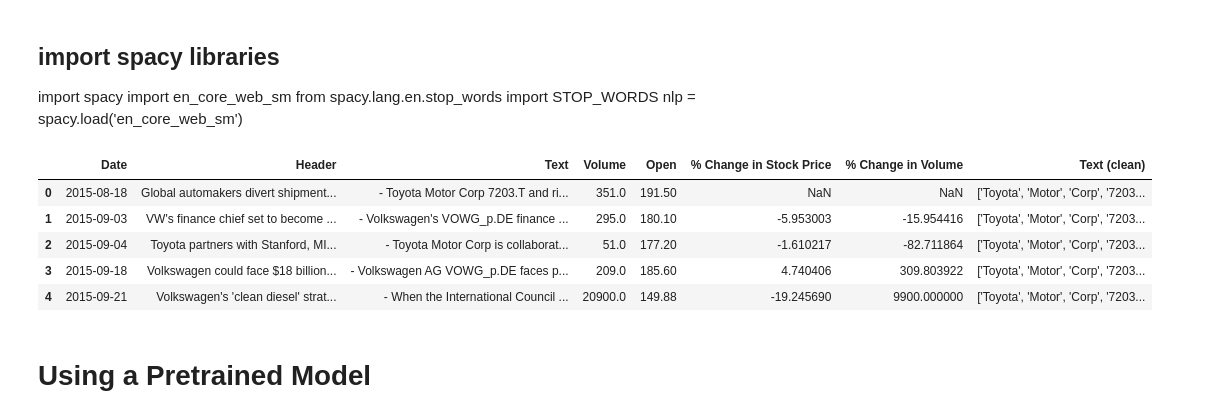
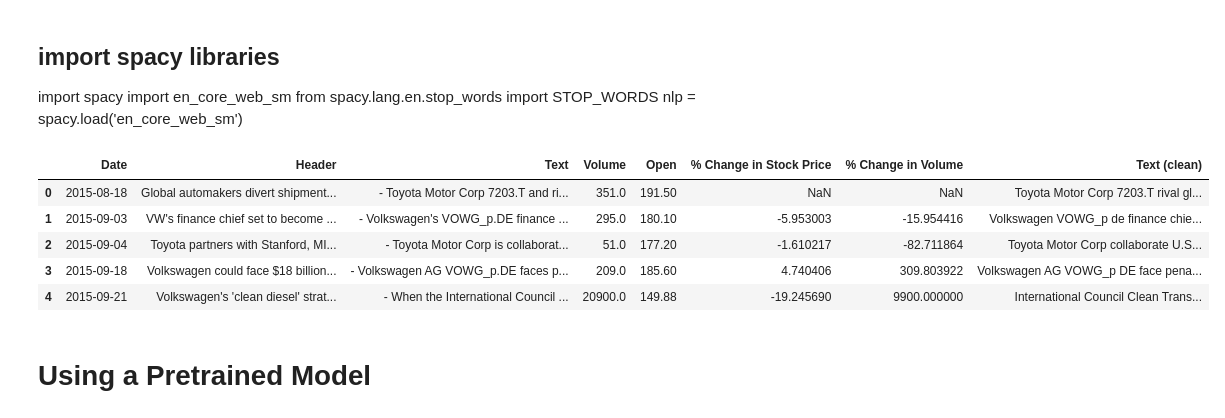
Before and after one commit to anair123/NLP-Final-Project, a Jupyter notebook: NLP Project/Volkswagen.ipynb, the cells around one changed output. Drawn from its saved outputs; the diff is of its cells as text; code cells hidden in the pictures.

```diff
--- a/NLP Project/Volkswagen.ipynb
+++ b/NLP Project/Volkswagen.ipynb
@@ -187,48 +187,40 @@ text_nlp_clean = [word.lemma_ for word in text_nlp_clean]
 # %%
 text_clean = []
 for ind, row in df.iterrows():
 
     # lower casing
     text_lower = row['Text'].lower()
 
     # tokenization
     text_nlp = nlp(row['Text'])
 
     # remove punctuation and empty space
     text_nlp_clean = [word for word in text_nlp if not word.is_punct | word.is_space]
 
     # Remove stop words
     text_nlp_clean = [word for word in text_nlp_clean if word.is_stop == False]
 
     # Lemmatize tokens
     text_nlp_clean = [word.lemma_ for word in text_nlp_clean]
 
     # add preprocessed text to list
     text_clean.append(text_nlp_clean)
 
-# turn list of words to string
-def to_string(list1):
-    sentence = ""
+# turn list of strings to string
+to_string = []
+for text in text_clean:
+    to_string.append(' '.join(text))
 
 
-    # traverse in the string
-    for word in list1:
-        sentence += str(word)
-
-    # return string
-    return sentence
-
-text_clean = to_string(text_clean)
-
-df['Text (clean)'] = text_clean
+df['Text (clean)'] = to_string
 df.head()
 # %% [output]
 |  | Date | Header | Text | Volume | Open | % Change in Stock Price | % Change in Volume | Text (clean) |
-| 0 | 2015-08-18 | Global automakers divert shipment... | - Toyota Motor Corp 7203.T and ri... | 351.0 | 191.50 | NaN | NaN | ['Toyota', 'Motor', 'Corp', '7203... |
-| 1 | 2015-09-03 | VW's finance chief set to become ... | - Volkswagen's VOWG_p.DE finance ... | 295.0 | 180.10 | -5.953003 | -15.954416 | ['Toyota', 'Motor', 'Corp', '7203... |
-| 2 | 2015-09-04 | Toyota partners with Stanford, MI... | - Toyota Motor Corp is collaborat... | 51.0 | 177.20 | -1.610217 | -82.711864 | ['Toyota', 'Motor', 'Corp', '7203... |
-| 3 | 2015-09-18 | Volkswagen could face $18 billion... | - Volkswagen AG VOWG_p.DE faces p... | 209.0 | 185.60 | 4.740406 | 309.803922 | ['Toyota', 'Motor', 'Corp', '7203... |
-| 4 | 2015-09-21 | Volkswagen's 'clean diesel' strat... | - When the International Council ... | 20900.0 | 149.88 | -19.245690 | 9900.000000 | ['Toyota', 'Motor', 'Corp', '7203... |
+| 0 | 2015-08-18 | Global automakers divert shipment... | - Toyota Motor Corp 7203.T and ri... | 351.0 | 191.50 | NaN | NaN | Toyota Motor Corp 7203.T rival gl... |
+| 1 | 2015-09-03 | VW's finance chief set to become ... | - Volkswagen's VOWG_p.DE finance ... | 295.0 | 180.10 | -5.953003 | -15.954416 | Volkswagen VOWG_p de finance chie... |
+| 2 | 2015-09-04 | Toyota partners with Stanford, MI... | - Toyota Motor Corp is collaborat... | 51.0 | 177.20 | -1.610217 | -82.711864 | Toyota Motor Corp collaborate U.S... |
+| 3 | 2015-09-18 | Volkswagen could face $18 billion... | - Volkswagen AG VOWG_p.DE faces p... | 209.0 | 185.60 | 4.740406 | 309.803922 | Volkswagen AG VOWG_p DE face pena... |
+| 4 | 2015-09-21 | Volkswagen's 'clean diesel' strat... | - When the International Council ... | 20900.0 | 149.88 | -19.245690 | 9900.000000 | International Council Clean Trans... |
 # %% [markdown]
 
 # Using a Pretrained Model
```
Also changed, not shown: parts of 3 cells of this notebook, 3 other files.
